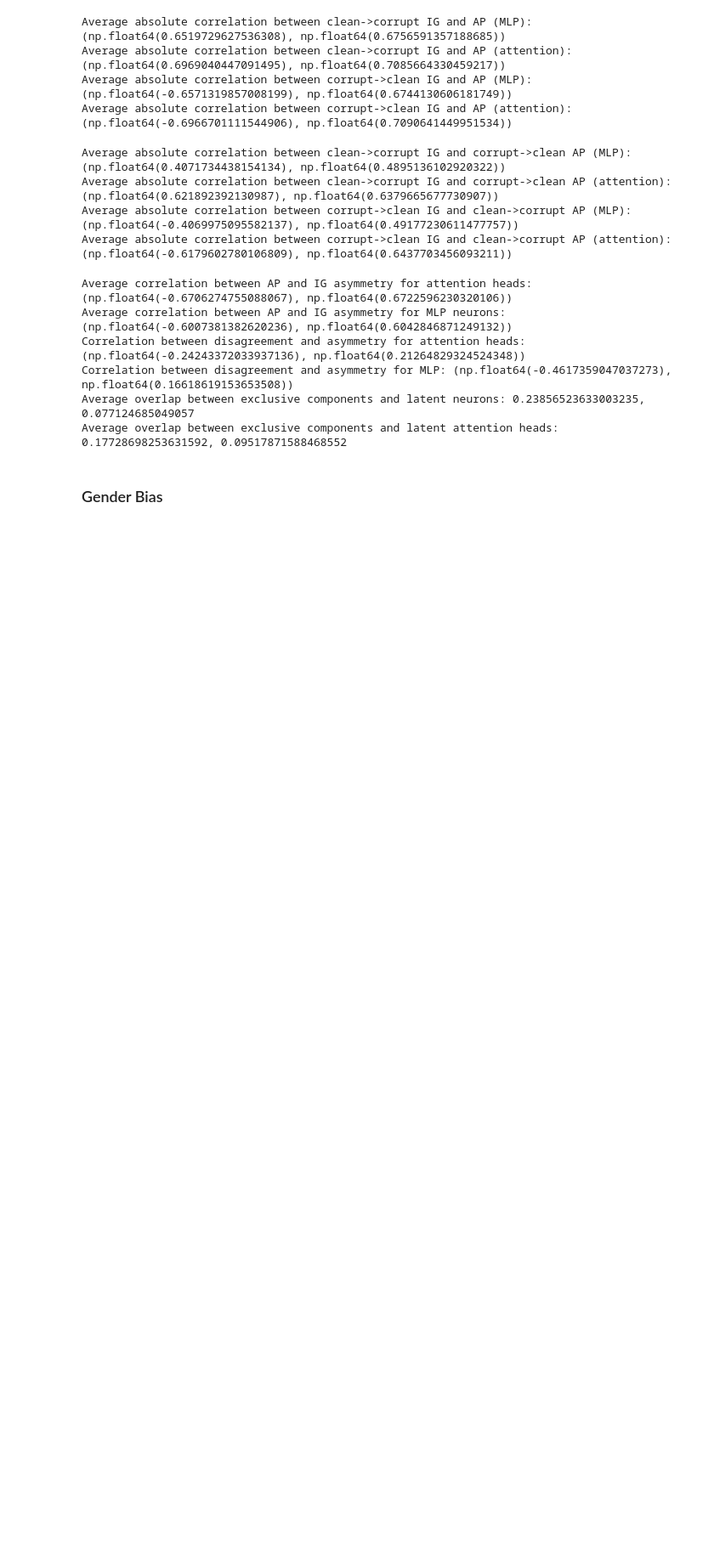
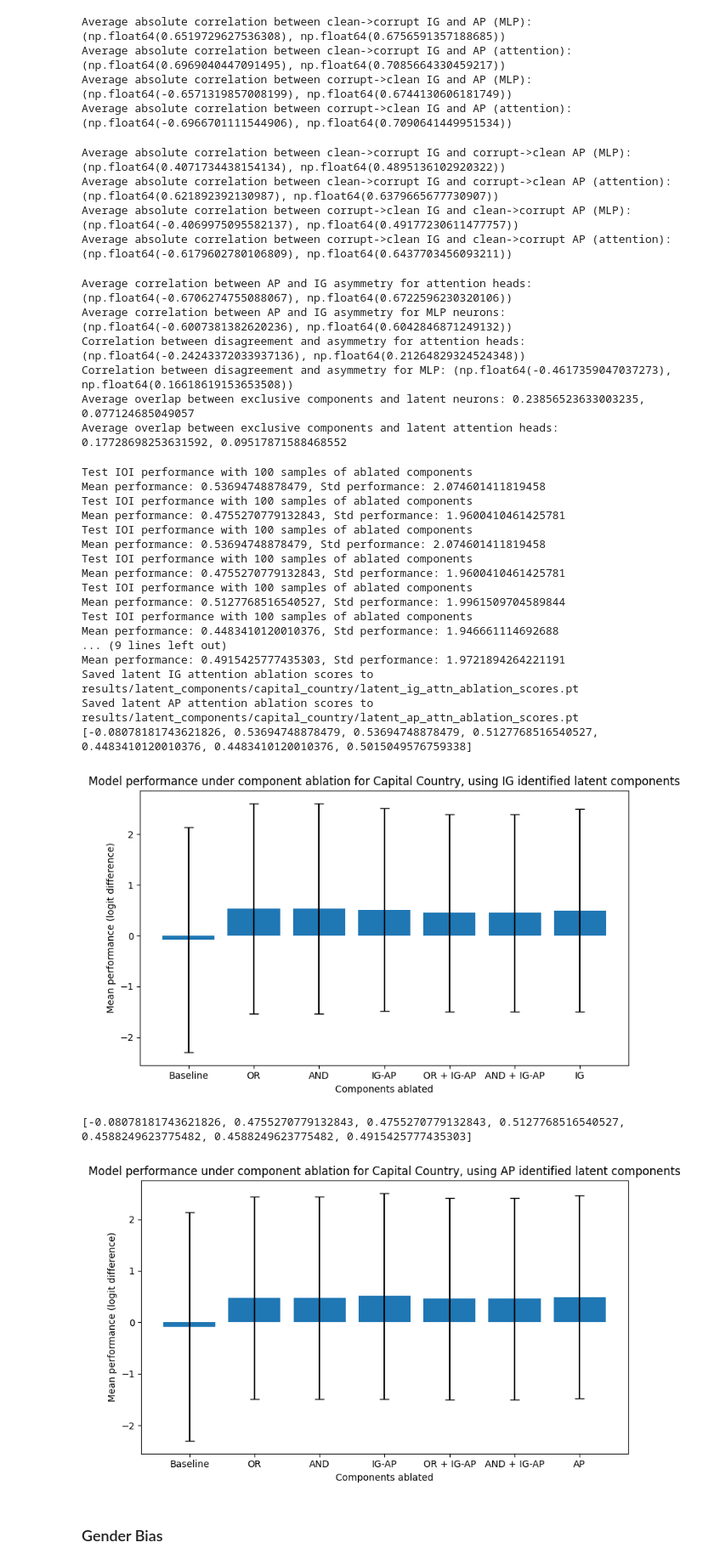
Before and after one commit to mwmlo/gradient_causal_knowledge, a Jupyter notebook: 4 - Latent_components.ipynb, the cells around one changed output. Shown at 85% size. Drawn from its saved outputs; the diff is of its cells as text; code cells hidden in the pictures; blank space fills up the shorter version.

```diff
--- a/4 - Latent_components.ipynb
+++ b/4 - Latent_components.ipynb
@@ -816,6 +872,46 @@ Correlation between disagreement and asymmetry for attention heads: (np.float64(
 Correlation between disagreement and asymmetry for MLP: (np.float64(-0.4617359047037273), np.float64(0.16618619153653508))
 Average overlap between exclusive components and latent neurons: 0.23856523633003235, 0.077124685049057
 Average overlap between exclusive components and latent attention heads: 0.17728698253631592, 0.09517871588468552
+# %%
+run_latent_ablation_experiment(model, capital_country_ig_clean_corrupt_mlp, capital_country_ig_clean_corrupt_attn, capital_country_ap_clean_corrupt_mlp, capital_country_ap_clean_corrupt_attn, capital_country_ig_corrupt_clean_mlp, capital_country_ig_corrupt_clean_attn, capital_country_ap_corrupt_clean_mlp, capital_country_ap_corrupt_clean_attn, Task.CAPITAL_COUNTRY)
+
+latent_ig_attn_ablation_scores = torch.load("results/latent_components/capital_country/latent_ig_attn_ablation_scores.pt")
+latent_ap_attn_ablation_scores = torch.load("results/latent_components/capital_country/latent_ap_attn_ablation_scores.pt")
+
+plot_bar_chart(
+    latent_ig_attn_ablation_scores,
+    "Components ablated",
+    "Mean performance (logit difference)",
+    "Model performance under component ablation for Capital Country, using IG identified latent components",
+    has_std=True)
+
+plot_bar_chart(
+    latent_ap_attn_ablation_scores,
+    "Components ablated",
+    "Mean performance (logit difference)",
+    "Model performance under component ablation for Capital Country, using AP identified latent components",
+    has_std=True)
+# %% [output]
+Test IOI performance with 100 samples of ablated components
+Mean performance: 0.53694748878479, Std performance: 2.074601411819458
+Test IOI performance with 100 samples of ablated components
+Mean performance: 0.4755270779132843, Std performance: 1.9600410461425781
+Test IOI performance with 100 samples of ablated components
+Mean performance: 0.53694748878479, Std performance: 2.074601411819458
+Test IOI performance with 100 samples of ablated components
+Mean performance: 0.4755270779132843, Std performance: 1.9600410461425781
+Test IOI performance with 100 samples of ablated components
+Mean performance: 0.5127768516540527, Std performance: 1.9961509704589844
+Test IOI performance with 100 samples of ablated components
+Mean performance: 0.4483410120010376, Std performance: 1.946661114692688
+... (9 lines left out)
+Mean performance: 0.4915425777435303, Std performance: 1.9721894264221191
+Saved latent IG attention ablation scores to results/latent_components/capital_country/latent_ig_attn_ablation_scores.pt
+Saved latent AP attention ablation scores to results/latent_components/capital_country/latent_ap_attn_ablation_scores.pt
+[-0.08078181743621826, 0.53694748878479, 0.53694748878479, 0.5127768516540527, 0.4483410120010376, 0.4483410120010376, 0.5015049576759338]
+[figure, added]
+[-0.08078181743621826, 0.4755270779132843, 0.4755270779132843, 0.5127768516540527, 0.4588249623775482, 0.4588249623775482, 0.4915425777435303]
+[figure, added]
 # %% [markdown]
 ### Gender Bias
 # %%
```
Also changed, not shown: parts of 6 cells of this notebook, 7 other files.
